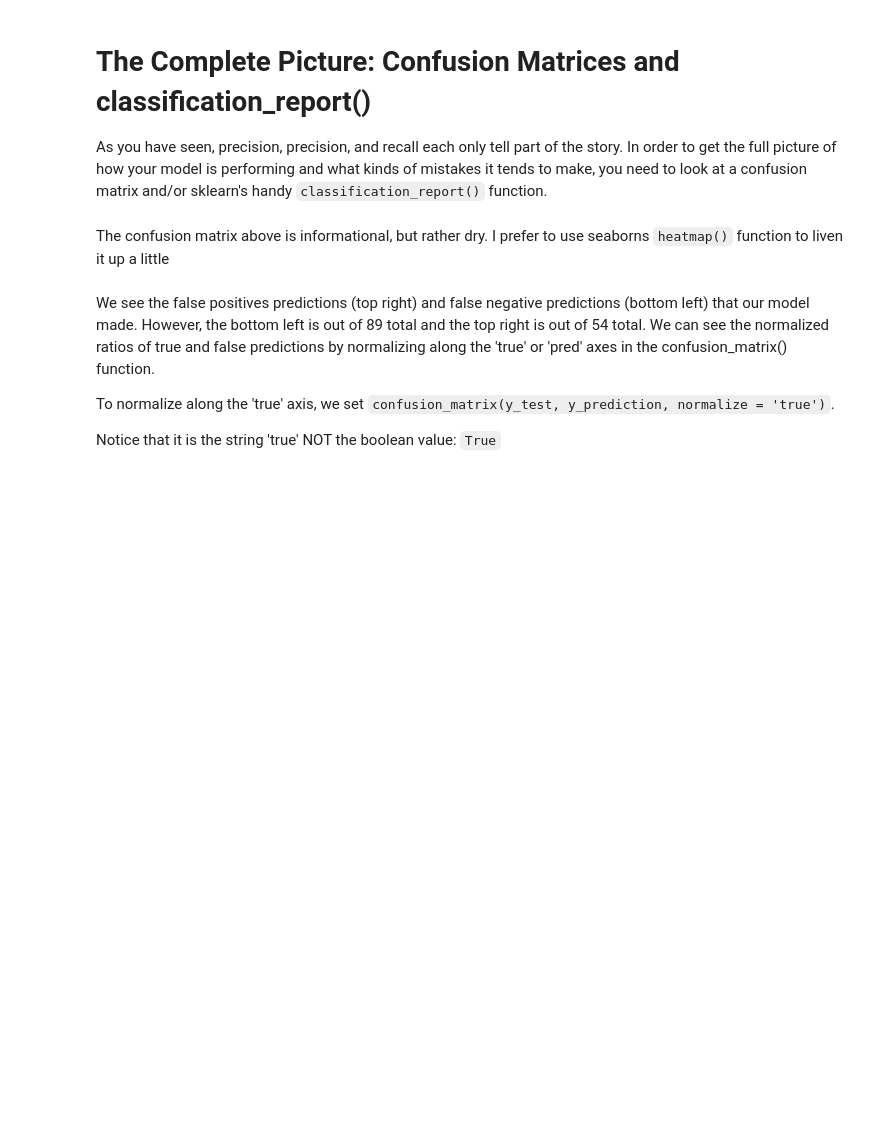
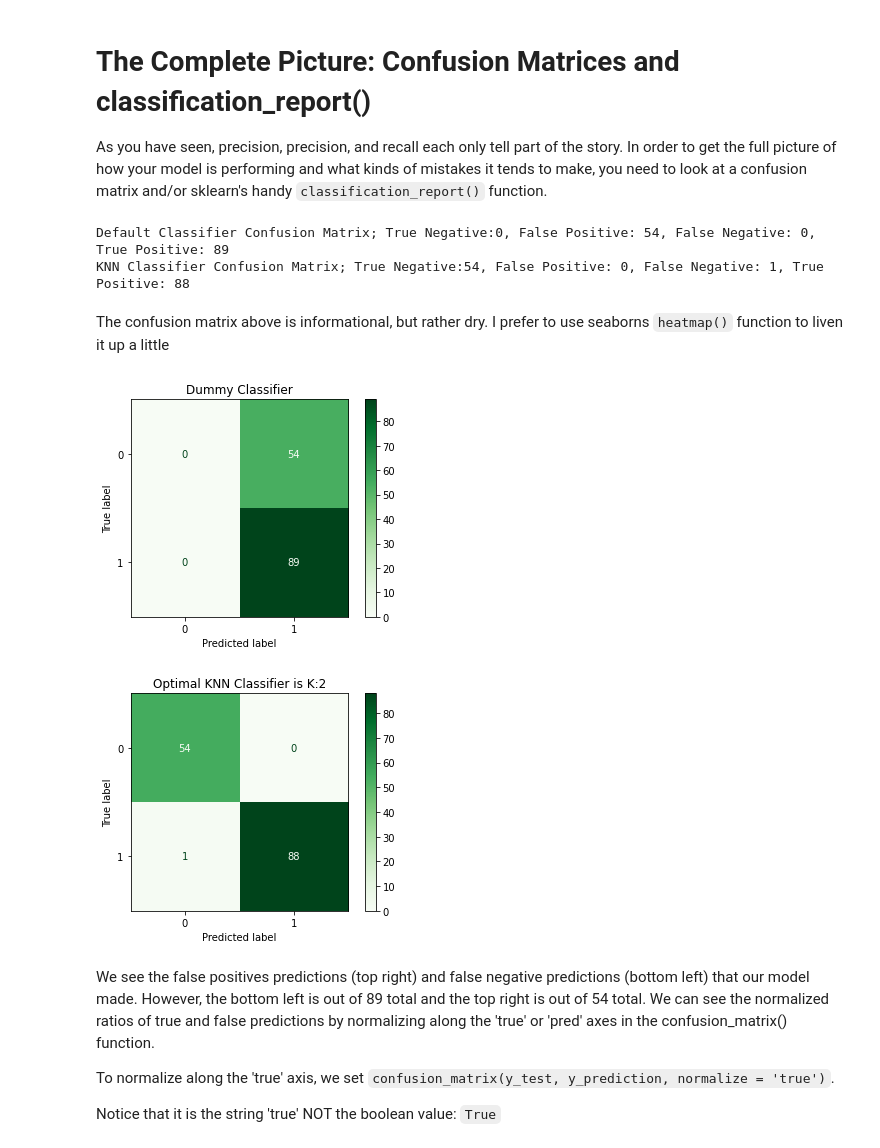
Before and after one commit to michaelakinosho/codingdojo, a Jupyter notebook: data-science-assignments/07 - Logistic Regression Regularization/Classification Metrics Exercise.ipynb, the cells around one changed output. Saved outputs shown, nothing was run; the diff lists cells and outputs as text; code cells hidden in the pictures; blank space fills up the shorter version.

```diff
--- a/data-science-assignments/07 - Logistic Regression Regularization/Classification Metrics Exercise.ipynb
+++ b/data-science-assignments/07 - Logistic Regression Regularization/Classification Metrics Exercise.ipynb
@@ -162,9 +233,31 @@ As you have seen, precision, precision, and recall each only tell part of the st
+# %%
+#Use confusion_matrix() to print confusion matrices for both models
+print("Default Classifier Confusion Matrix; True Negative:{:,.0f}, False Positive: {:,.0f}, False Negative: {:,.0f}, True Positive: {:,.0f}"\
+      .format(dy_mets['true_neg'],dy_mets['false_pos'],dy_mets['false_neg'],dy_mets['true_pos']))
+
+print("KNN Classifier Confusion Matrix; True Negative:{:,.0f}, False Positive: {:,.0f}, False Negative: {:,.0f}, True Positive: {:,.0f}"\
+      .format(kn_mets['true_neg'],kn_mets['false_pos'],kn_mets['false_neg'],kn_mets['true_pos']))
+# %% [output]
+Default Classifier Confusion Matrix; True Negative:0, False Positive: 54, False Negative: 0, True Positive: 89
+KNN Classifier Confusion Matrix; True Negative:54, False Positive: 0, False Negative: 1, True Positive: 88
 # %% [markdown]
 The confusion matrix above is informational, but rather dry.  I prefer to use seaborns `heatmap()` function to liven it up a little
 # %%
 #Use sns.heatmap() to plot the confusion matrices from above.
 #Set annot = True to see the numbers, and change the colormap to something easier to read
 #with cmap='Greens' (or whatever color map you like)
+my_colors = 'Greens'
+normVal = None
+my_classifier = DummyClassifier()
+m_title = "Dummy Classifier"
+kn_mets = calculate_model(X_train, X_test, y_train, y_test, my_classifier, m_title, True, my_colors, normVal)
+
+my_classifier = KNeighborsClassifier(n_neighbors=max_knn_counter)
+m_title = "Optimal KNN Classifier is K:" + str(max_knn_counter)
+kn_mets = calculate_model(X_train, X_test, y_train, y_test, my_classifier, m_title, True, my_colors, normVal)
+# %% [output]
+[figure, added]
+[figure, added]
 # %% [markdown]
 We see the false positives predictions (top right) and false negative predictions (bottom left) that our model made.  However, the bottom left is out of 89 total and the top right is out of 54 total.  We can see the normalized ratios of true and false predictions by normalizing along the 'true' or 'pred' axes in the confusion_matrix() function.
 
```
Also changed, not shown: parts of 17 cells of this notebook, 2 other files.
